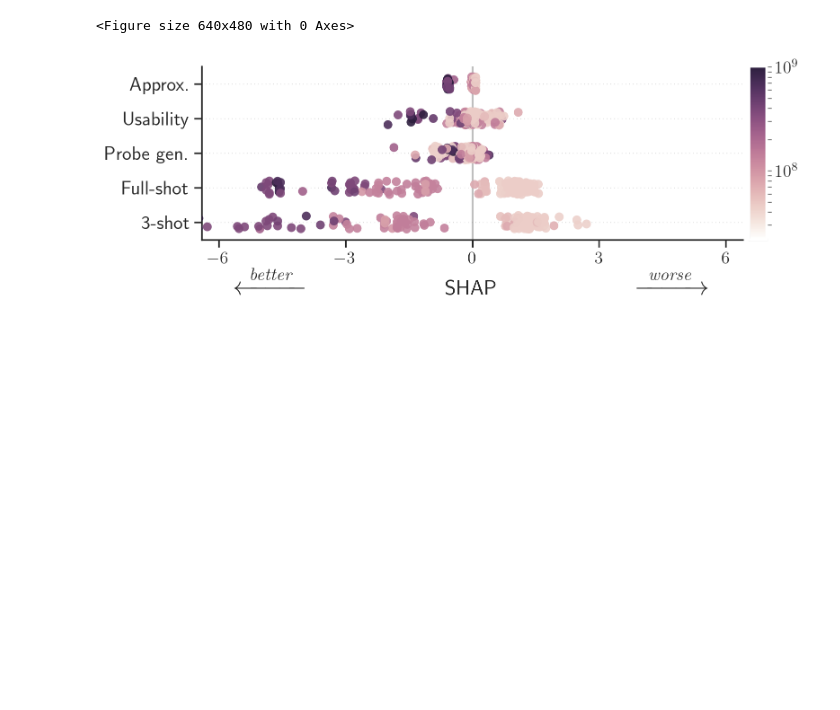
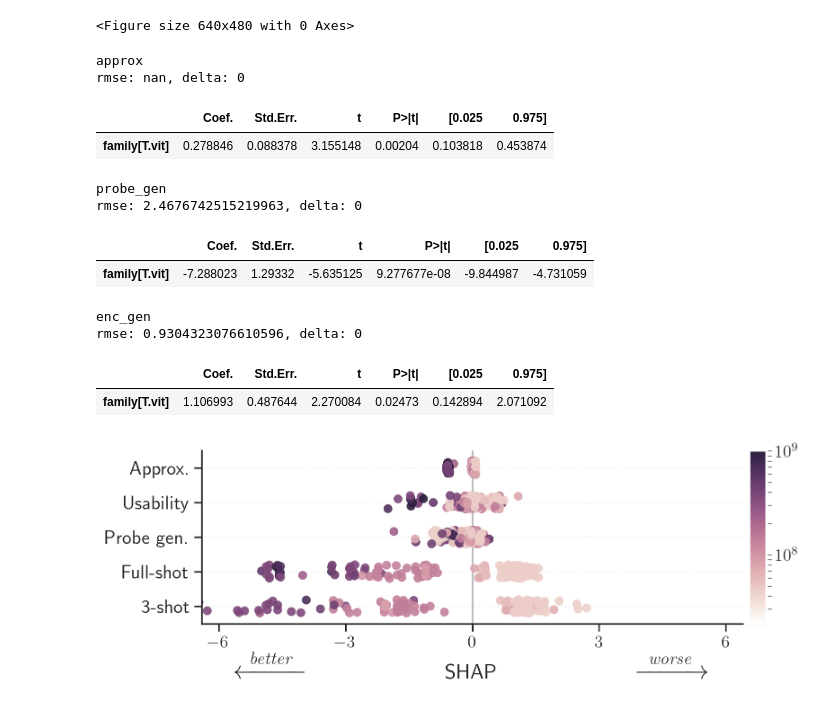
Before and after one commit to YannDubs/SSL-Risk-Decomposition, a Jupyter notebook: notebooks/main_paper.ipynb, the cells around one changed output. Drawn from its saved outputs; the diff is of its cells as text; code cells hidden in the pictures; blank space fills up the shorter version.

```diff
--- a/notebooks/main_paper.ipynb
+++ b/notebooks/main_paper.ipynb
@@ -957,6 +957,23 @@ with plot_config(font_scale=1.4, is_use_tex=True, rc=rc):
 # %% [output]
 [figure]
 <Figure size 640x480 with 0 Axes>
+# %%
+treatment = "family"
+g,to_condition = causal_graph(treatment)
+ols_summary(inp.query("family != 'convnext'"), treatment, objectives=COMPONENTS, condition=to_condition+["{treatment}"], is_short=True)
+# %% [output]
+approx
+rmse: nan, delta: 0
+|  | Coef. | Std.Err. | t | P>|t| | [0.025 | 0.975] |
+| family[T.vit] | 0.278846 | 0.088378 | 3.155148 | 0.00204 | 0.103818 | 0.453874 |
+probe_gen
+rmse: 2.4676742515219963, delta: 0
+|  | Coef. | Std.Err. | t | P>|t| | [0.025 | 0.975] |
+| family[T.vit] | -7.288023 | 1.29332 | -5.635125 | 9.277677e-08 | -9.844987 | -4.731059 |
+enc_gen
+rmse: 0.9304323076610596, delta: 0
+|  | Coef. | Std.Err. | t | P>|t| | [0.025 | 0.975] |
+| family[T.vit] | 1.106993 | 0.487644 | 2.270084 | 0.02473 | 0.142894 | 2.071092 |
 # %%
 col="n_parameters"
 rc={'lines.linewidth': 2, "xtick.labelsize": 14, "legend.fontsize": 14,  "text.latex.preamble": r'\usepackage{amsmath} \usepackage{mathtools}'}
```
Also changed, not shown: 3 other files.
